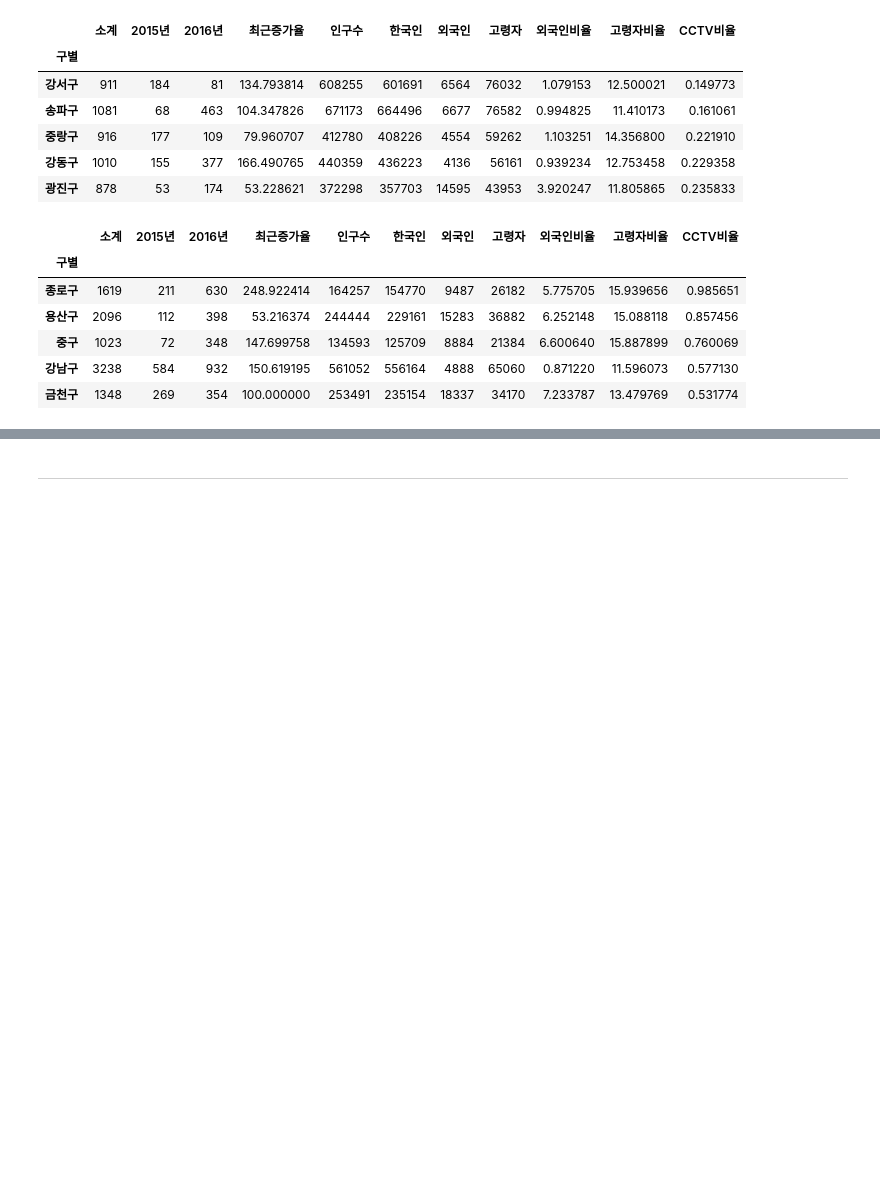
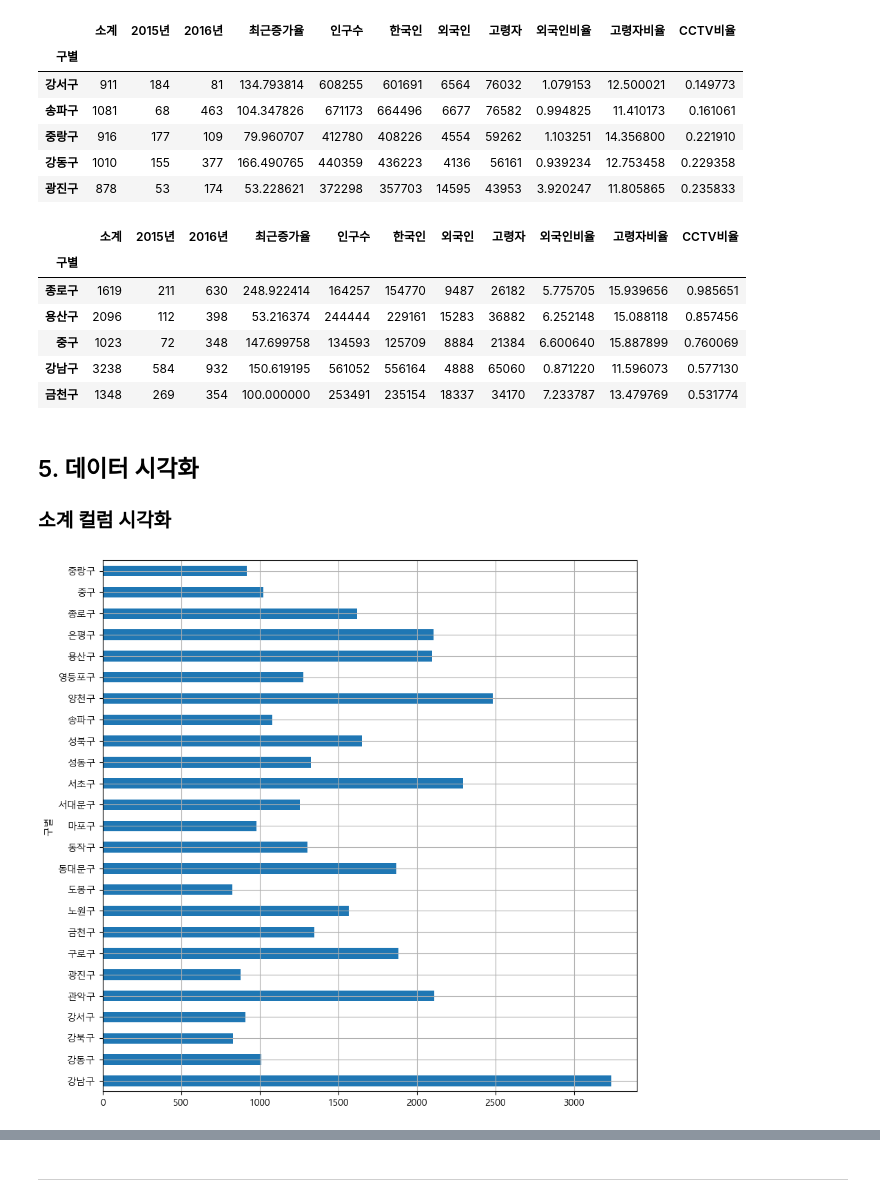
Before and after one commit to GomSon-E/zero-base, a Jupyter notebook: 04. EDA/source_code/01_Analysis Seoul CCTV.ipynb, the cells around one changed output, grey strips where cells are left out. Cells and saved outputs as stored; diff of their text form; code cells hidden in the pictures; blank space fills up the shorter version.

```diff
--- a/04. EDA/source_code/01_Analysis Seoul CCTV.ipynb
+++ b/04. EDA/source_code/01_Analysis Seoul CCTV.ipynb
@@ -345,3 +345,10 @@ data_result.sort_values(by='CCTV비율', ascending=False).head()
 | 중구 | 1023 | 72 | 348 | 147.699758 | 134593 | 125709 | 8884 | 21384 | 6.600640 | 15.887899 | 0.760069 |
 | 강남구 | 3238 | 584 | 932 | 150.619195 | 561052 | 556164 | 4888 | 65060 | 0.871220 | 11.596073 | 0.577130 |
 | 금천구 | 1348 | 269 | 354 | 100.000000 | 253491 | 235154 | 18337 | 34170 | 7.233787 | 13.479769 | 0.531774 |
+# %% [markdown]
+## 5. 데이터 시각화
+### 소계 컬럼 시각화
+# %%
+data_result["소계"].plot(kind="barh", grid=True, figsize=(10, 10));
+# %% [output]
+[figure, added]
```
Also changed, not shown: parts of 3 cells of this notebook.
